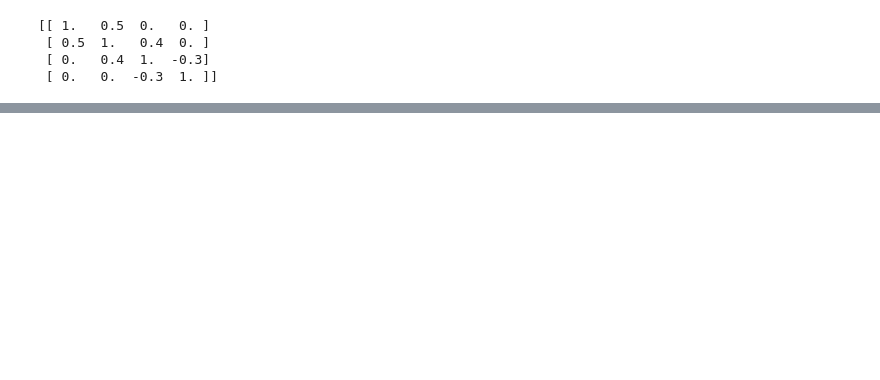
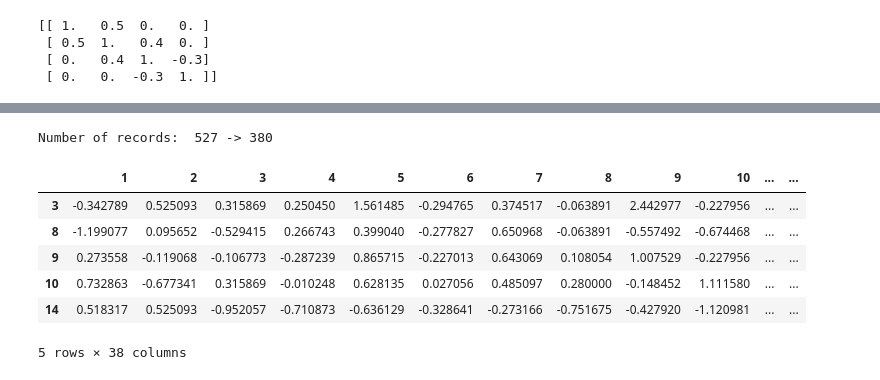
Before and after one commit to y-takashina/density_ratio, a Jupyter notebook: cmi.ipynb, the cells around one changed output, grey strips where cells are left out. Drawn from its saved outputs; the diff is of its cells as text; code cells hidden in the pictures; blank space fills up the shorter version.

```diff
--- a/cmi.ipynb
+++ b/cmi.ipynb
@@ -78,0 +103,15 @@ plt.savefig('cmi.png', dpi=600)
+# %%
+df_raw = pd.read_csv('water-treatment.csv', header=None, na_values='?')
+df = df_raw.drop(df_raw.columns[0], axis=1).dropna()
+df = (df - df.mean()) / df.std()
+print('Number of records: ', len(df_raw), '->', len(df))
+df[:5]
+# %% [output]
+Number of records:  527 -> 380
+|  | 1 | 2 | 3 | 4 | 5 | 6 | 7 | 8 | 9 | 10 | ... | ... |
+| 3 | -0.342789 | 0.525093 | 0.315869 | 0.250450 | 1.561485 | -0.294765 | 0.374517 | -0.063891 | 2.442977 | -0.227956 | ... | ... |
+| 8 | -1.199077 | 0.095652 | -0.529415 | 0.266743 | 0.399040 | -0.277827 | 0.650968 | -0.063891 | -0.557492 | -0.674468 | ... | ... |
+| 9 | 0.273558 | -0.119068 | -0.106773 | -0.287239 | 0.865715 | -0.227013 | 0.643069 | 0.108054 | 1.007529 | -0.227956 | ... | ... |
+| 10 | 0.732863 | -0.677341 | 0.315869 | -0.010248 | 0.628135 | 0.027056 | 0.485097 | 0.280000 | -0.148452 | 1.111580 | ... | ... |
+| 14 | 0.518317 | 0.525093 | -0.952057 | -0.710873 | -0.636129 | -0.328641 | -0.273166 | -0.751675 | -0.427920 | -1.120981 | ... | ... |
+5 rows × 38 columns
```
Also changed, not shown: parts of 10 cells of this notebook, 2 other files.
